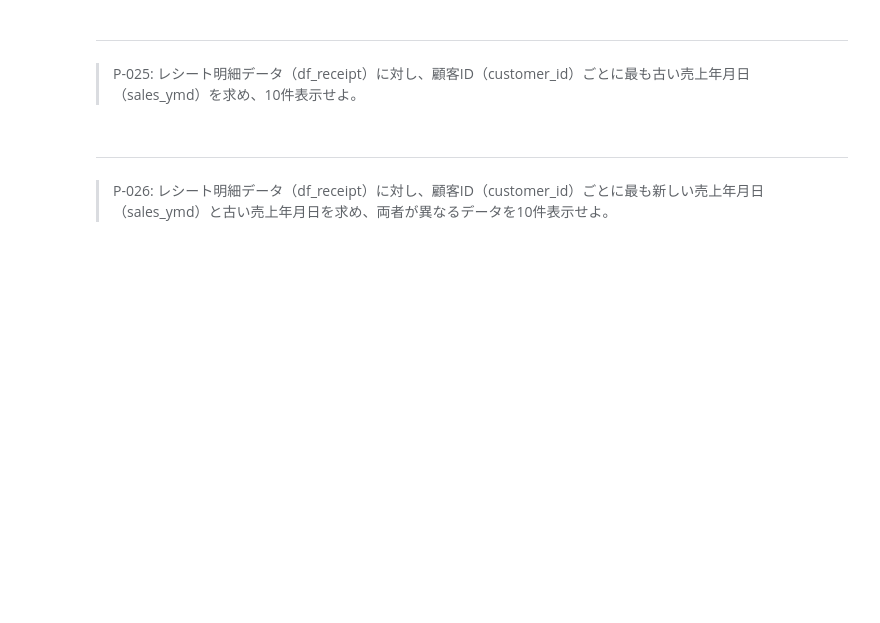
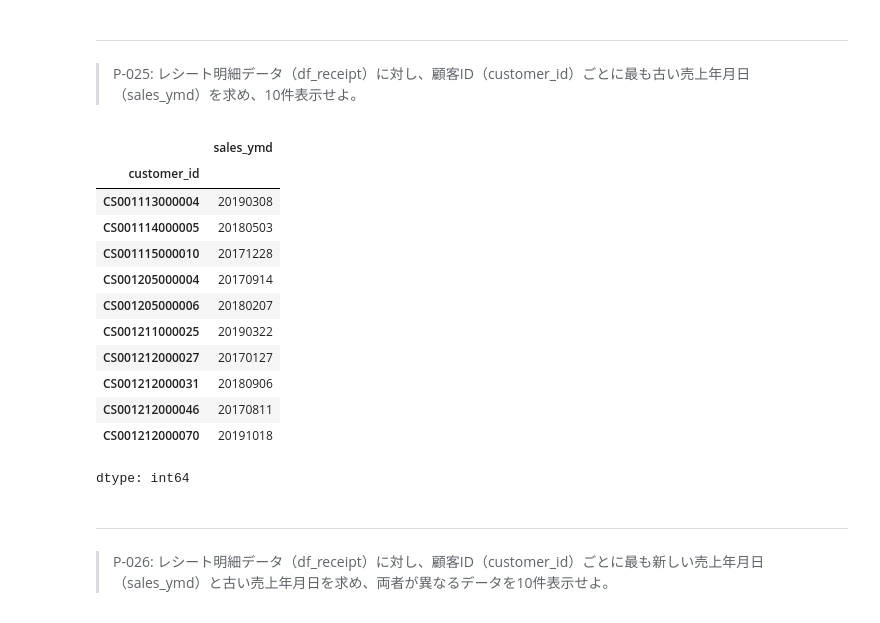
Before and after one commit to yuto0121/preprocess100, a Jupyter notebook: docker/work/preprocess_knock_Python.ipynb, the cells around one changed output. Cells and saved outputs as stored; diff of their text form; code cells hidden in the pictures; blank space fills up the shorter version.

```diff
--- a/docker/work/preprocess_knock_Python.ipynb
+++ b/docker/work/preprocess_knock_Python.ipynb
@@ -423,6 +468,22 @@ df_receipt.assign(
 # %% [markdown]
 ---
 > P-025: レシート明細データ（df_receipt）に対し、顧客ID（customer_id）ごとに最も古い売上年月日（sales_ymd）を求め、10件表示せよ。
+# %%
+df_receipt.groupby('customer_id').sales_ymd.min().head(10)
+# %% [output]
+|  | sales_ymd |
+| customer_id |  |
+| CS001113000004 | 20190308 |
+| CS001114000005 | 20180503 |
+| CS001115000010 | 20171228 |
+| CS001205000004 | 20170914 |
+| CS001205000006 | 20180207 |
+| CS001211000025 | 20190322 |
+| CS001212000027 | 20170127 |
+| CS001212000031 | 20180906 |
+| CS001212000046 | 20170811 |
+| CS001212000070 | 20191018 |
+dtype: int64
 # %% [markdown]
 ---
 > P-026: レシート明細データ（df_receipt）に対し、顧客ID（customer_id）ごとに最も新しい売上年月日（sales_ymd）と古い売上年月日を求め、両者が異なるデータを10件表示せよ。
```
Also changed, not shown: parts of 6 cells of this notebook.
